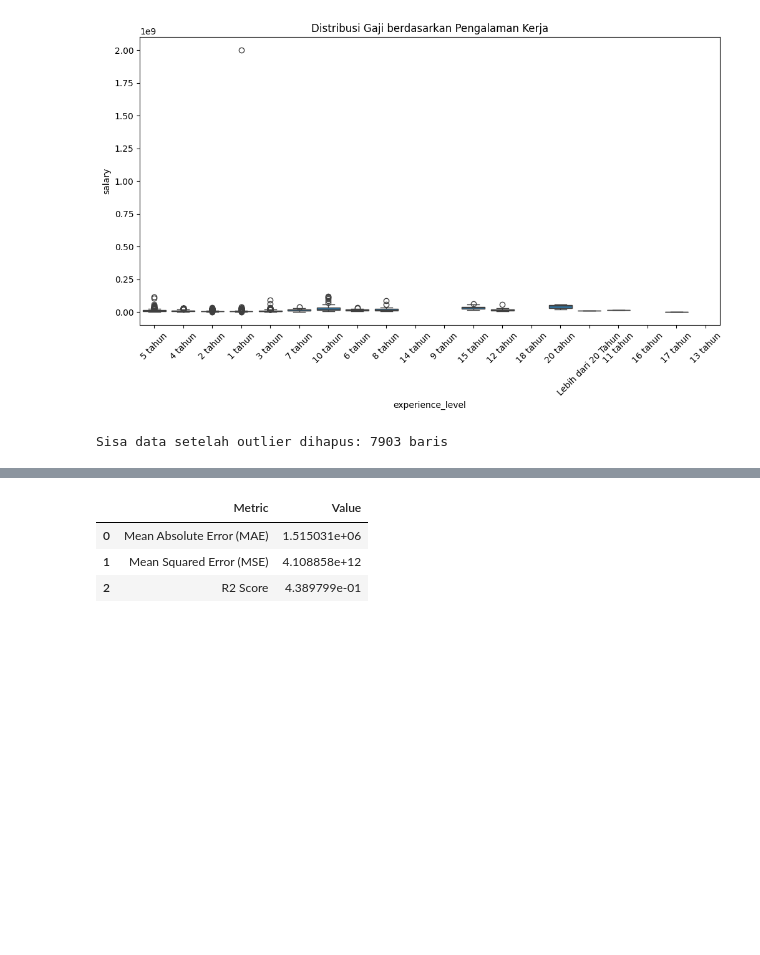
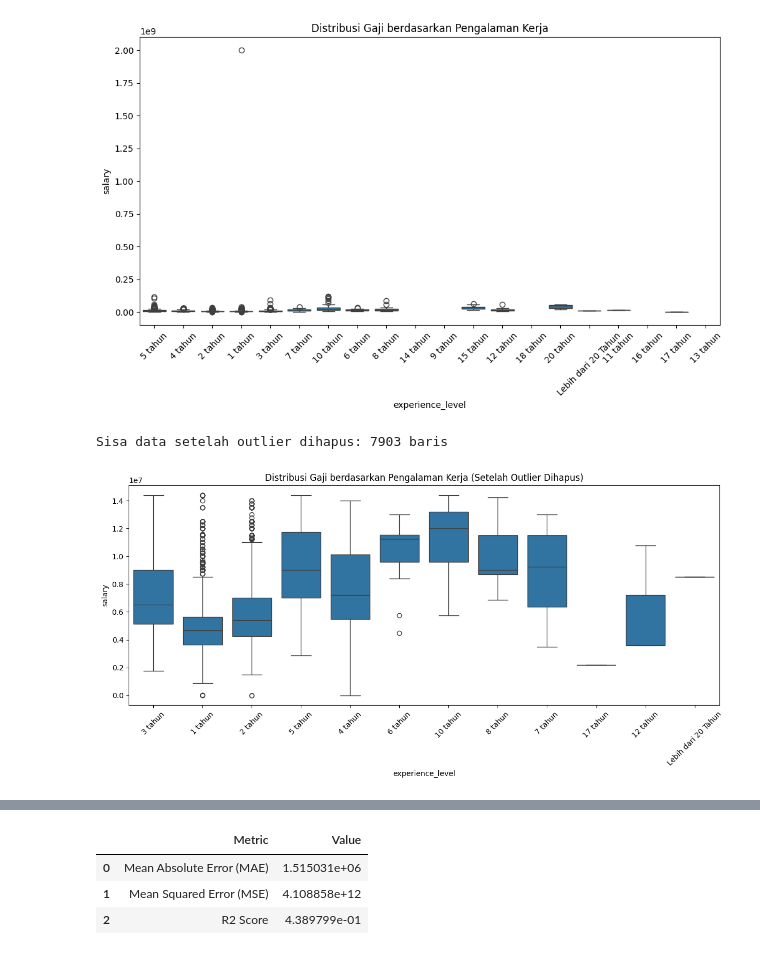
Before and after one commit to briansnjya/AOL-ML, a Jupyter notebook: Model/baseline.ipynb, the cells around one changed output, grey strips where cells are left out. Drawn from its saved outputs; the diff is of its cells as text; code cells hidden in the pictures; blank space fills up the shorter version.

Commit message:
penambahan plotting setelah outlier dihapus

```diff
--- a/Model/baseline.ipynb
+++ b/Model/baseline.ipynb
@@ -131,6 +131,17 @@ df_model = df_model[~((df_model['salary'] < (Q1 - 1.5 * IQR)) | (df_model['salar
 print(f"Sisa data setelah outlier dihapus: {len(df_model)} baris")
 # %% [output]
 Sisa data setelah outlier dihapus: 7903 baris
+# %%
+plt.figure(figsize=(12, 6))
+sns.boxplot(x='experience_level', y='salary', data=df_model)
+plt.xticks(rotation=45)
+plt.title('Distribusi Gaji berdasarkan Pengalaman Kerja (Setelah Outlier Dihapus)')
+plt.xlabel('experience_level')
+plt.ylabel('salary')
+plt.tight_layout()
+plt.show()
+# %% [output]
+[figure, added]
 # %%
 
 def normalize_job_title(title):
```
Also changed, not shown: parts of 3 cells of this notebook, 3 other files.
